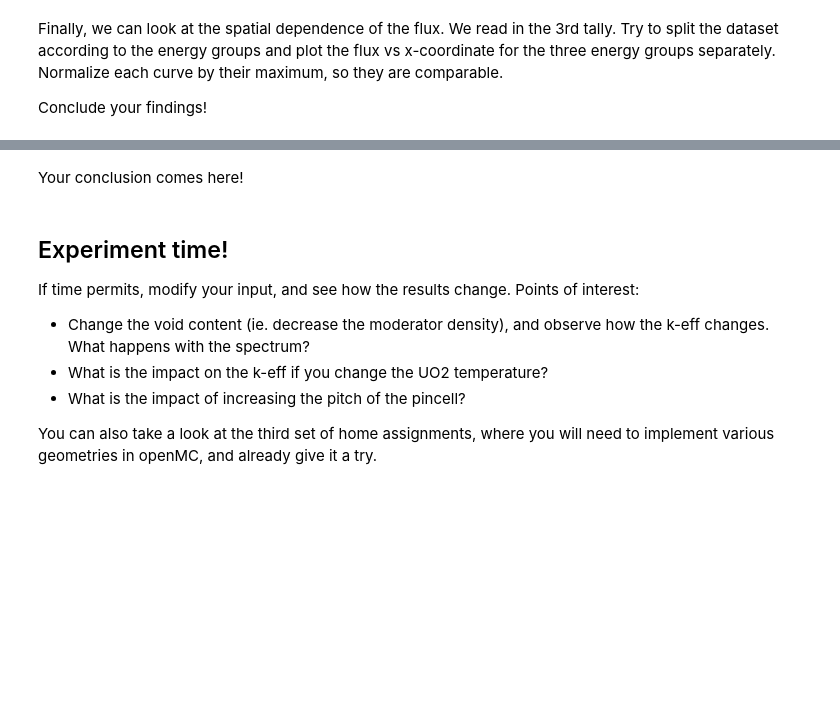
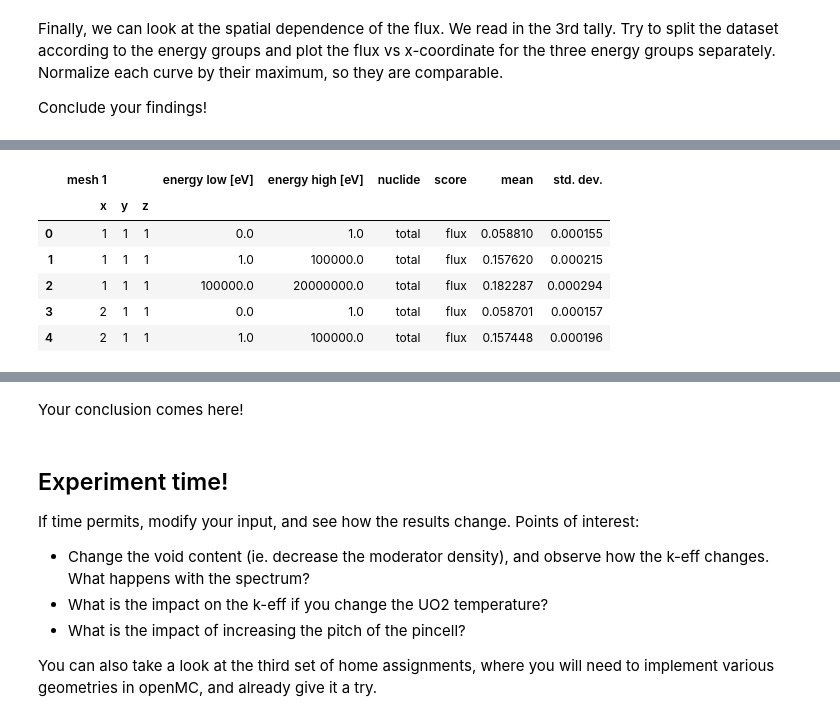
Before and after one commit to sewerininc/poetry_envs, a Jupyter notebook: reaktorfysik/RFP/Datalabs/Datalab06/6-openMCIntro.ipynb, the cells around one changed output, grey strips where cells are left out. Cells and saved outputs as stored; diff of their text form; code cells hidden in the pictures; blank space fills up the shorter version.

```diff
--- a/reaktorfysik/RFP/Datalabs/Datalab06/6-openMCIntro.ipynb
+++ b/reaktorfysik/RFP/Datalabs/Datalab06/6-openMCIntro.ipynb
@@ -399,3 +478,11 @@ Conclude your findings!
 # %%
-tallydf3=sp.tallies[3].get_pandas_dataframe()
-tallydf3.head()
+df3=sp.tallies[3].get_pandas_dataframe()
+df3.head()
+# %% [output]
+|  | mesh 1 |  |  | energy low [eV] | energy high [eV] | nuclide | score | mean | std. dev. |
+|  | x | y | z |  |  |  |  |  |  |
+| 0 | 1 | 1 | 1 | 0.0 | 1.0 | total | flux | 0.058810 | 0.000155 |
+| 1 | 1 | 1 | 1 | 1.0 | 100000.0 | total | flux | 0.157620 | 0.000215 |
+| 2 | 1 | 1 | 1 | 100000.0 | 20000000.0 | total | flux | 0.182287 | 0.000294 |
+| 3 | 2 | 1 | 1 | 0.0 | 1.0 | total | flux | 0.058701 | 0.000157 |
+| 4 | 2 | 1 | 1 | 1.0 | 100000.0 | total | flux | 0.157448 | 0.000196 |
```
Also changed, not shown: parts of 22 cells of this notebook, 7 other files.
